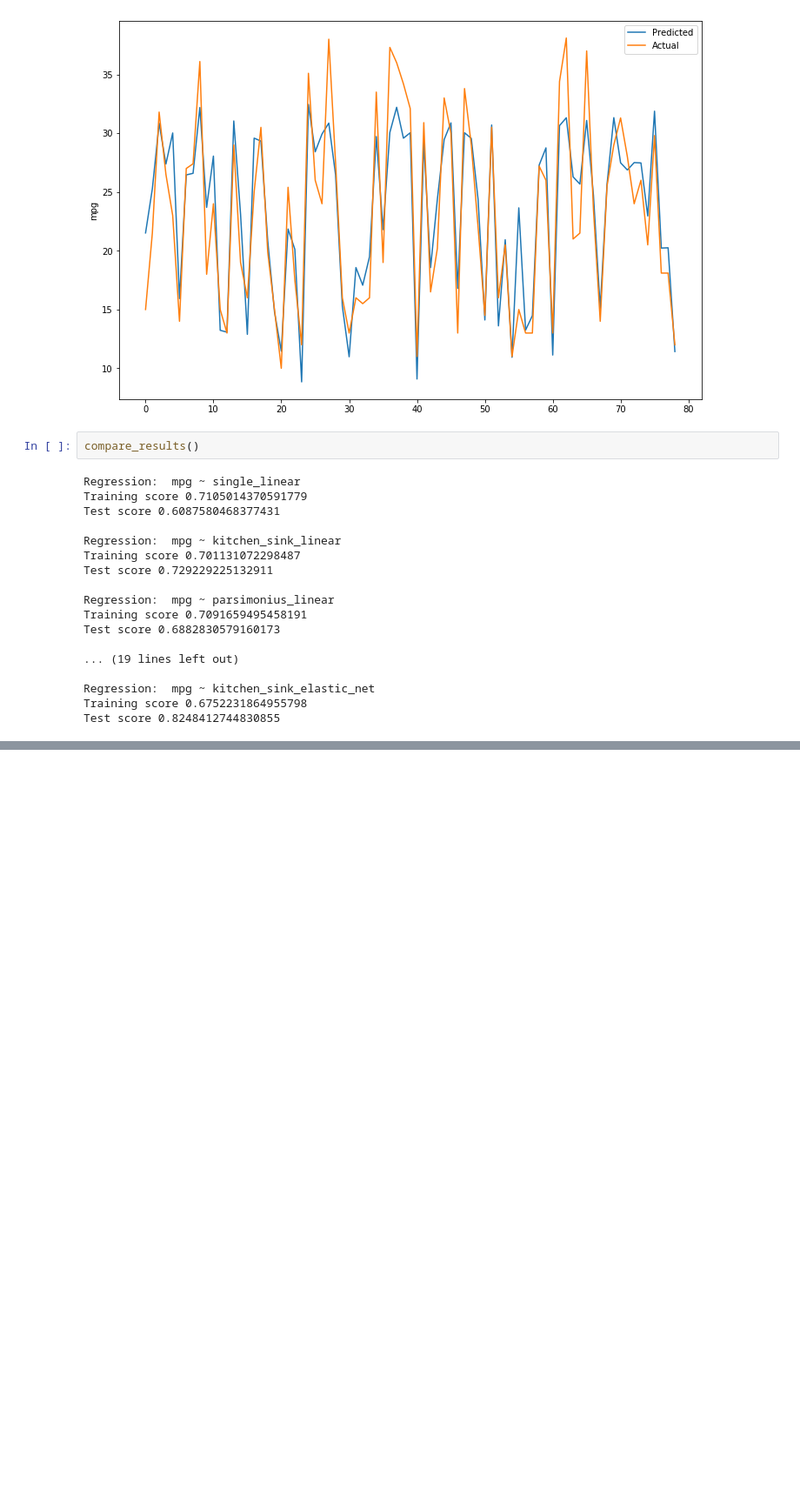
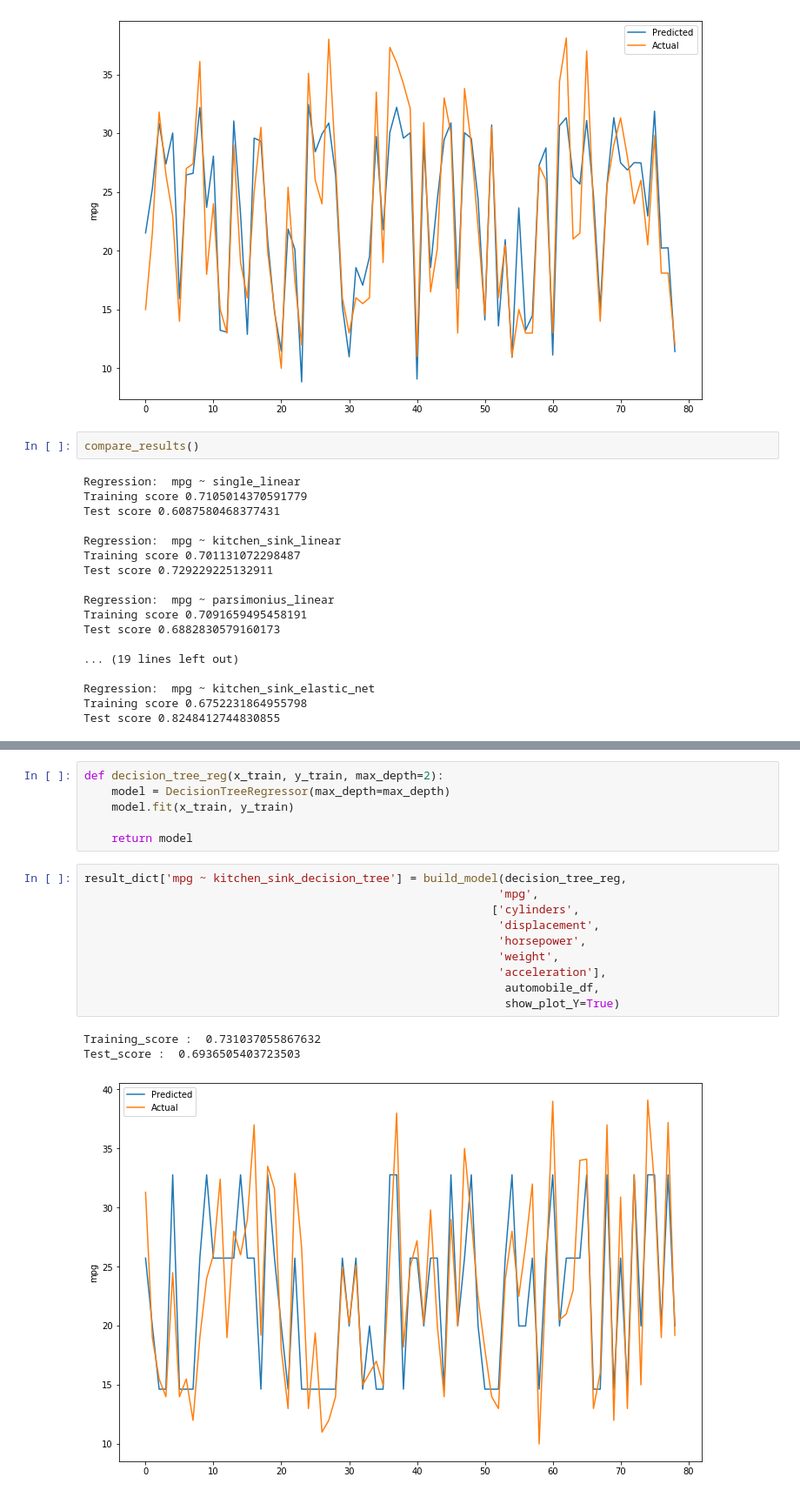
Before and after one commit to Annarien/Building-Regression-Models, a Jupyter notebook: 02/demos/code/Following_04.ipynb, the cells around one changed output, grey strips where cells are left out. Shown at 87% size. Drawn from its saved outputs; the diff is of its cells as text; blank space fills up the shorter version.

```diff
--- a/02/demos/code/Following_04.ipynb
+++ b/02/demos/code/Following_04.ipynb
@@ -326,0 +442,20 @@ Test score 0.8248412744830855
+# %%
+def decision_tree_reg(x_train, y_train, max_depth=2):
+    model = DecisionTreeRegressor(max_depth=max_depth)
+    model.fit(x_train, y_train)
+
+    return model
+# %%
+result_dict['mpg ~ kitchen_sink_decision_tree'] = build_model(decision_tree_reg,
+                                                             'mpg',
+                                                            ['cylinders',
+                                                             'displacement',
+                                                             'horsepower',
+                                                             'weight',
+                                                             'acceleration'],
+                                                              automobile_df,
+                                                              show_plot_Y=True)
+# %% [output]
+Training_score :  0.731037055867632
+Test_score :  0.6936505403723503
+[figure, added]
```
Also changed, not shown: parts of 12 cells of this notebook, 1 other file.
